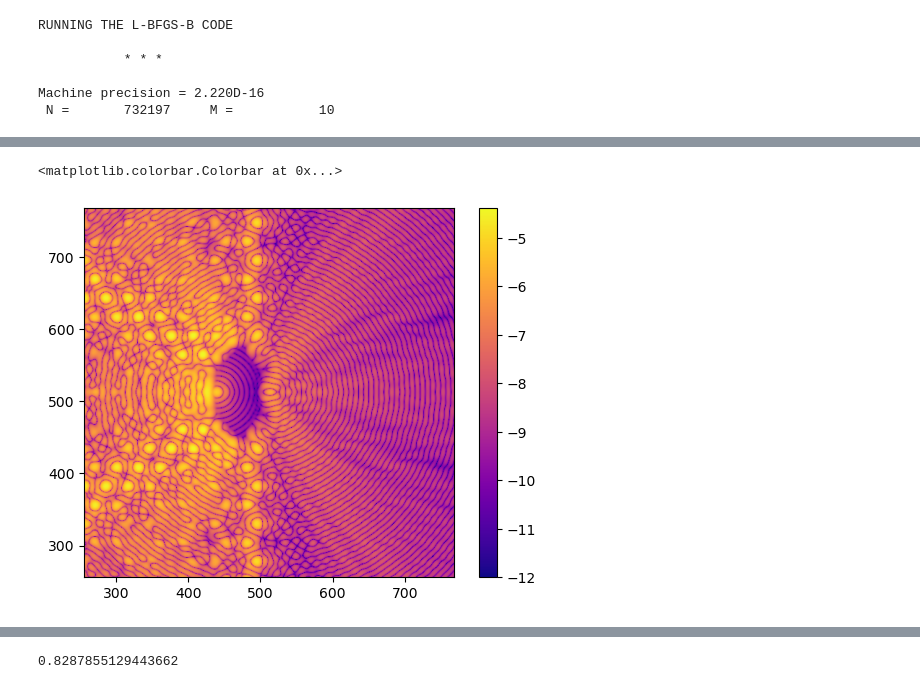
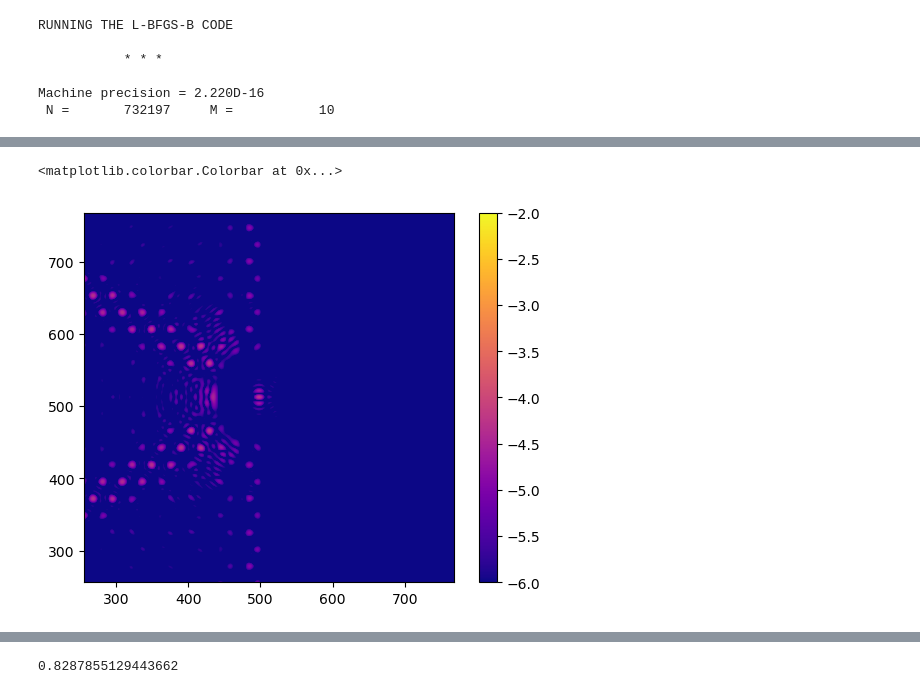
Before and after one commit to Jashcraf/dygdug, a Jupyter notebook: demos/aplc_designer.ipynb, the cells around one changed output, grey strips where cells are left out. Saved outputs shown, nothing was run; the diff lists cells and outputs as text; code cells hidden in the pictures.

```diff
--- a/demos/aplc_designer.ipynb
+++ b/demos/aplc_designer.ipynb
@@ -16,10 +16,13 @@ OS = 6
 IMG_NPIX = 1024
 
 # Dark Hole
-IWA = 2.5
+IWA = 3.5
 OWA = 12
-AZMIN = -60
-AZMAX = 60
+AZMIN = -89.9
+AZMAX = 89.9
+# %%
+# Set up bandpass
+band = np.linspace(WVL*0.95,WVL*1.05,5) # just 5 wavelengths
 # %%
 from astropy.io import fits
 
@@ -73,6 +77,14 @@ def knife_edge_mask(iss, iwa):
 
     return mask
 
+def circular_mask(iss, iwa):
+    x, y = coordinates.make_xy_grid(iss.N, dx=iss.dx)
+    r, t = coordinates.cart_to_polar(x, y)
+    iwa = iwa * iss.lamD
+    mask = r > iwa
+
+    return mask
+
 def lyot_mask(pupil_npix, pupil_dx, frac):
 
     x, y = coordinates.make_xy_grid(pupil_npix, dx=pupil_dx)
@@ -86,8 +98,8 @@ def lyot_mask(pupil_npix, pupil_dx, frac):
 
 # mask transmits inner 1.5 L/D
 inner_mask = inner_core_mask(iss, 1.5)
-knife_mask = knife_edge_mask(iss, IWA)
+focal_plane_mask = circular_mask(iss, IWA)
 ls_mask = lyot_mask(circle_mask.shape[0], pupil_dx=pupil_dx, frac=0.85)
-plt.imshow(dh)
+plt.imshow(focal_plane_mask)
 # %% [output]
 <matplotlib.image.AxesImage at 0x...>
@@ -200,7 +319,7 @@ np.sum(aplc.aplc)/np.sum(circle_mask)
 tilts = [0]# np.arange(0,13,1)
 psf_energy = []
 for TILT_WAVES in tilts:
-    TILT_WAVES *= -1
+    # TILT_WAVES *= -
     xx, yy = coordinates.make_xy_grid(aplc.aplc.shape,dx=pupil_dx)
     tilt_aberr = np.exp(-1j * np.pi * xx / xx.max()  * TILT_WAVES)
 
@@ -208,7 +327,7 @@ for TILT_WAVES in tilts:
                 wavefunction=aplc.aplc * tilt_aberr,
                 input_dx=pupil_dx,
                 prop_dist = EFL,
-                wavelength= WVL,
+                wavelength= WVL * 0.9,
                 output_dx= img_dx,
                 output_samples=dh.shape,
                 shift=(0, 0),
@@ -218,7 +337,7 @@ for TILT_WAVES in tilts:
                 wavefunction=before_fpm * knife_mask,
                 input_dx=img_dx,
                 prop_dist = EFL,
-                wavelength= WVL,
+                wavelength= WVL * 0.9,
                 output_dx= pupil_dx,
                 output_samples=aplc.aplc.shape,
                 shift=(0, 0),
@@ -228,7 +347,7 @@ for TILT_WAVES in tilts:
                 wavefunction=before_ls * ls_mask,
                 input_dx=pupil_dx,
                 prop_dist = EFL,
-                wavelength= WVL,
+                wavelength= WVL * 0.9,
                 output_dx= img_dx,
                 output_samples=dh.shape,
                 shift=(0, 0),
@@ -239,12 +358,12 @@ for TILT_WAVES in tilts:
 # %%
 cut = 256
 plt.style.use('default')
-psf_sum = np.abs(coro_img_onax)**2 + 1e-5 * np.abs(coro_img_ofax)**2
+psf_sum = np.abs(coro_img_onax)**2 #+ 1e-5 * np.abs(coro_img_ofax)**2
 before_fpm_irrad = np.abs(before_fpm)**2
-plt.imshow(np.log10(psf_sum/contrast_norm), vmin=-12, cmap='plasma')
+plt.imshow(np.log10(psf_sum/contrast_norm), vmin=-6,vmax=-2, cmap='plasma')
 plt.xlim(IMG_NPIX/2 - cut, IMG_NPIX/2 + cut)
 plt.ylim(IMG_NPIX/2 - cut, IMG_NPIX/2 + cut)
 plt.colorbar()
 # %% [output]
 <matplotlib.colorbar.Colorbar at 0x...>
-[figure, old version]
+[figure, new version]
```
Also changed, not shown: parts of 27 cells of this notebook.
